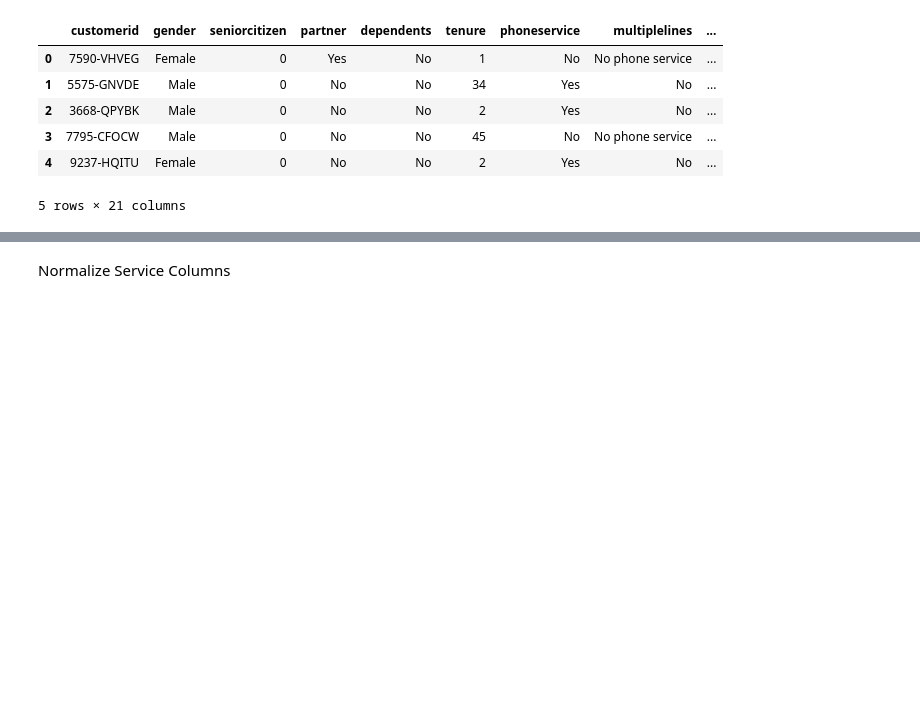
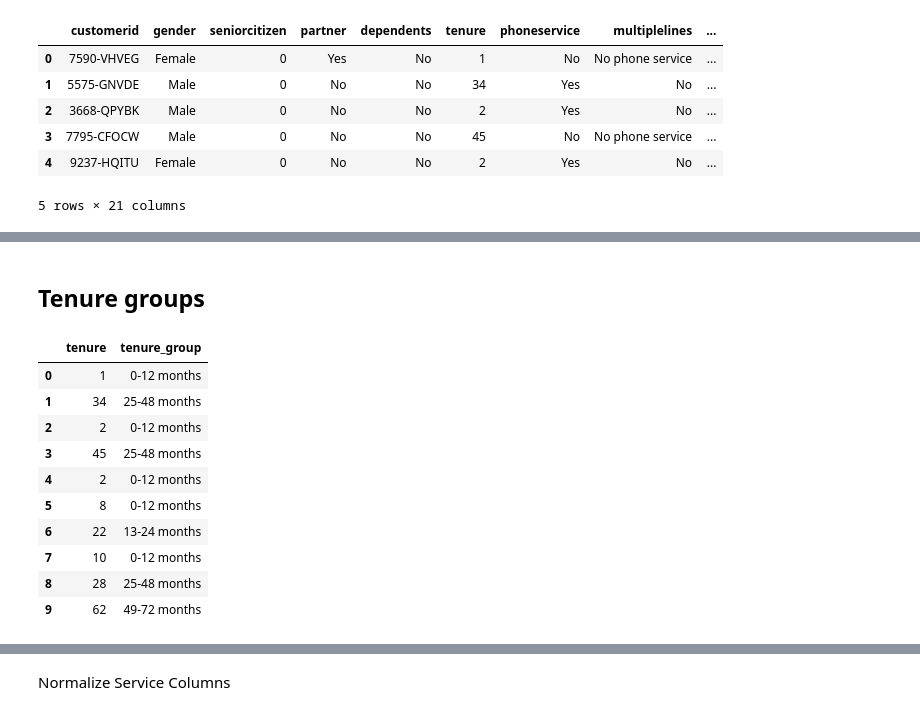
Before and after one commit to Mustak-Eman/telco-customer-churn-analysis, a Jupyter notebook: notebooks/02_data_cleaning.ipynb, the cells around one changed output, grey strips where cells are left out. Saved outputs shown, nothing was run; the diff lists cells and outputs as text; code cells hidden in the pictures; blank space fills up the shorter version.

```diff
--- a/notebooks/02_data_cleaning.ipynb
+++ b/notebooks/02_data_cleaning.ipynb
@@ -136,0 +205,2 @@ Name: count, dtype: int64
+# %% [markdown]
+## Tenure groups
@@ -136,0 +218,14 @@ Name: count, dtype: int64
+# %%
+telco_churn[["tenure", "tenure_group"]].head(10)
+# %% [output]
+|  | tenure | tenure_group |
+| 0 | 1 | 0-12 months |
+| 1 | 34 | 25-48 months |
+| 2 | 2 | 0-12 months |
+| 3 | 45 | 25-48 months |
+| 4 | 2 | 0-12 months |
+| 5 | 8 | 0-12 months |
+| 6 | 22 | 13-24 months |
+| 7 | 10 | 0-12 months |
+| 8 | 28 | 25-48 months |
+| 9 | 62 | 49-72 months |
```
Also changed, not shown: parts of 17 cells of this notebook, 2 other files.
